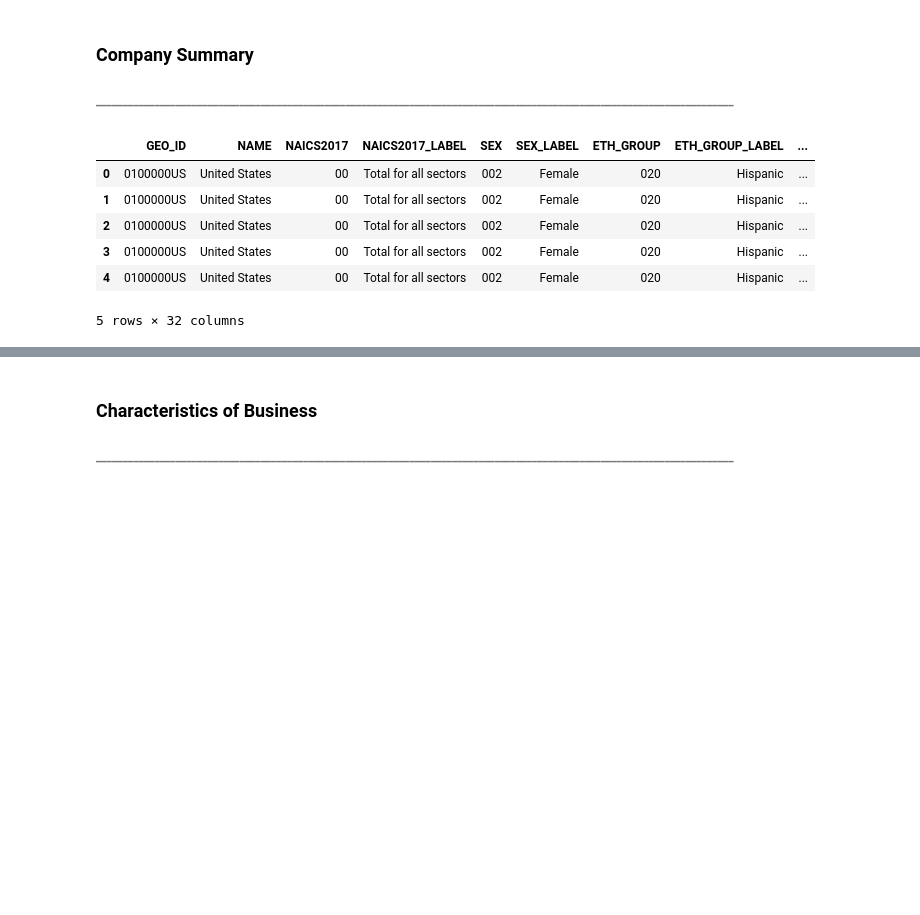
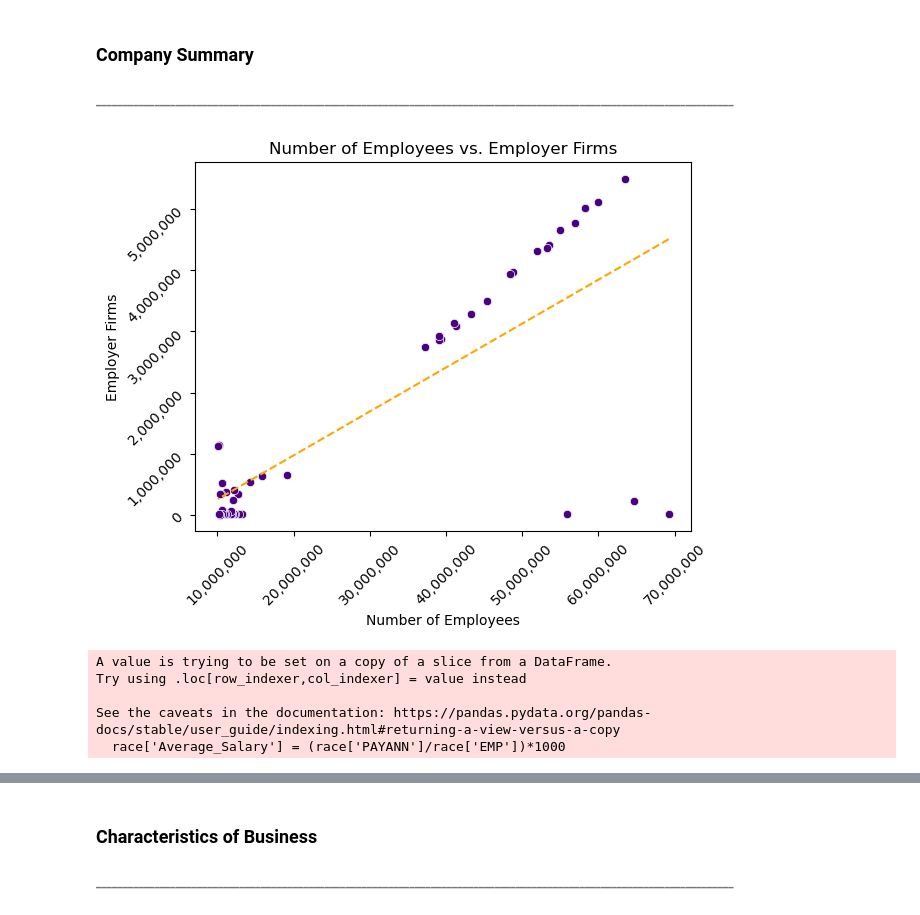
Before and after one commit to FinnMcSweeney/asmt-08-group1, a Jupyter notebook: asmt-08.ipynb, the cells around one changed output, grey strips where cells are left out. Cells and saved outputs as stored; diff of their text form; code cells hidden in the pictures; blank space fills up the shorter version.

Commit message:
Uploading 2 Visuals

```diff
--- a/asmt-08.ipynb
+++ b/asmt-08.ipynb
@@ -32,9 +36,15 @@ companysummary.reset_index(inplace = True, drop = True)
 # %%
+# Filtering the DataFrame to use certain columns for visualizations
+
+filtered_df = df.loc[:, ['SEX_LABEL', 'ETH_GROUP_LABEL', 'EMP', 'PAYANN', 'FIRMPDEMP', 'RCPPDEMP', 'RACE_GROUP_LABEL' ]]
-# %% [output]
-|  | GEO_ID | NAME | NAICS2017 | NAICS2017_LABEL | SEX | SEX_LABEL | ETH_GROUP | ETH_GROUP_LABEL | ... |
-| 0 | 0100000US | United States | 00 | Total for all sectors | 002 | Female | 020 | Hispanic | ... |
-| 1 | 0100000US | United States | 00 | Total for all sectors | 002 | Female | 020 | Hispanic | ... |
-| 2 | 0100000US | United States | 00 | Total for all sectors | 002 | Female | 020 | Hispanic | ... |
-| 3 | 0100000US | United States | 00 | Total for all sectors | 002 | Female | 020 | Hispanic | ... |
-| 4 | 0100000US | United States | 00 | Total for all sectors | 002 | Female | 020 | Hispanic | ... |
-5 rows × 32 columns
+# %%
+# Changing certain columns datatypes
+
+columns = ['EMP', 'PAYANN', 'FIRMPDEMP', 'RCPPDEMP']
+
+for col in columns:
+    filtered_df[col] = filtered_df[col].astype(float)
+# %%
+# Top 50 compnaies by size for scatterplot
+
+top50 = filtered_df.sort_values(by = 'EMP', ascending=False)[:50]
@@ -40,0 +55,42 @@ companysummary.reset_index(inplace = True, drop = True)
+# %%
+# Removing an outlier for cleaner visalization
+
+top50 = top50.drop(top50.index[0])
+# %%
+# Setting the two columns equal to an x and y variable
+x = top50['EMP']
+y = top50['FIRMPDEMP']
+
+# Creating the scatterplot using those variables
+sns.scatterplot(x, y);
+
+# Removing the scientific notation and assigning the scatterplot the variable ax
+ax = sns.scatterplot(x, y, color = 'indigo');
+ax.yaxis.get_major_formatter().set_scientific(False)
+ax.xaxis.get_major_formatter().set_scientific(False)
+
+# Defining a function to add commas to new notation
+def add_commas(x, pos):
+    return '{:,}'.format(int(x))
+
+# Calling the function on both the x and y axis
+ax.yaxis.set_major_formatter(FuncFormatter(add_commas))
+ax.xaxis.set_major_formatter(FuncFormatter(add_commas))
+
+# Rotating the tickers to fit the chart and have a more cohesive feel
+ax.xaxis.set_tick_params(rotation=45)
+ax.yaxis.set_tick_params(rotation=45)
+
+# Defining trendline for the scatterplot
+z = np.polyfit(x, y, 1)
+p = np.poly1d(z)
+
+# Plotting the trendline
+plt.plot(x, p(x), "r--", color = 'orange')
+
+# Labeling
+plt.xlabel("Number of Employees")
+plt.ylabel("Employer Firms")
+plt.title('Number of Employees vs. Employer Firms');
+# %% [output]
+[figure, added]
@@ -40,0 +102,10 @@ companysummary.reset_index(inplace = True, drop = True)
+# %%
+# Creating an average salary column in the new DataFrame
+
+race['Average_Salary'] = (race['PAYANN']/race['EMP'])*1000
+# %% [output]
+A value is trying to be set on a copy of a slice from a DataFrame.
+Try using .loc[row_indexer,col_indexer] = value instead
+
+See the caveats in the documentation: https://pandas.pydata.org/pandas-docs/stable/user_guide/indexing.html#returning-a-view-versus-a-copy
+  race['Average_Salary'] = (race['PAYANN']/race['EMP'])*1000
```
Also changed, not shown: parts of 6 cells of this notebook.
